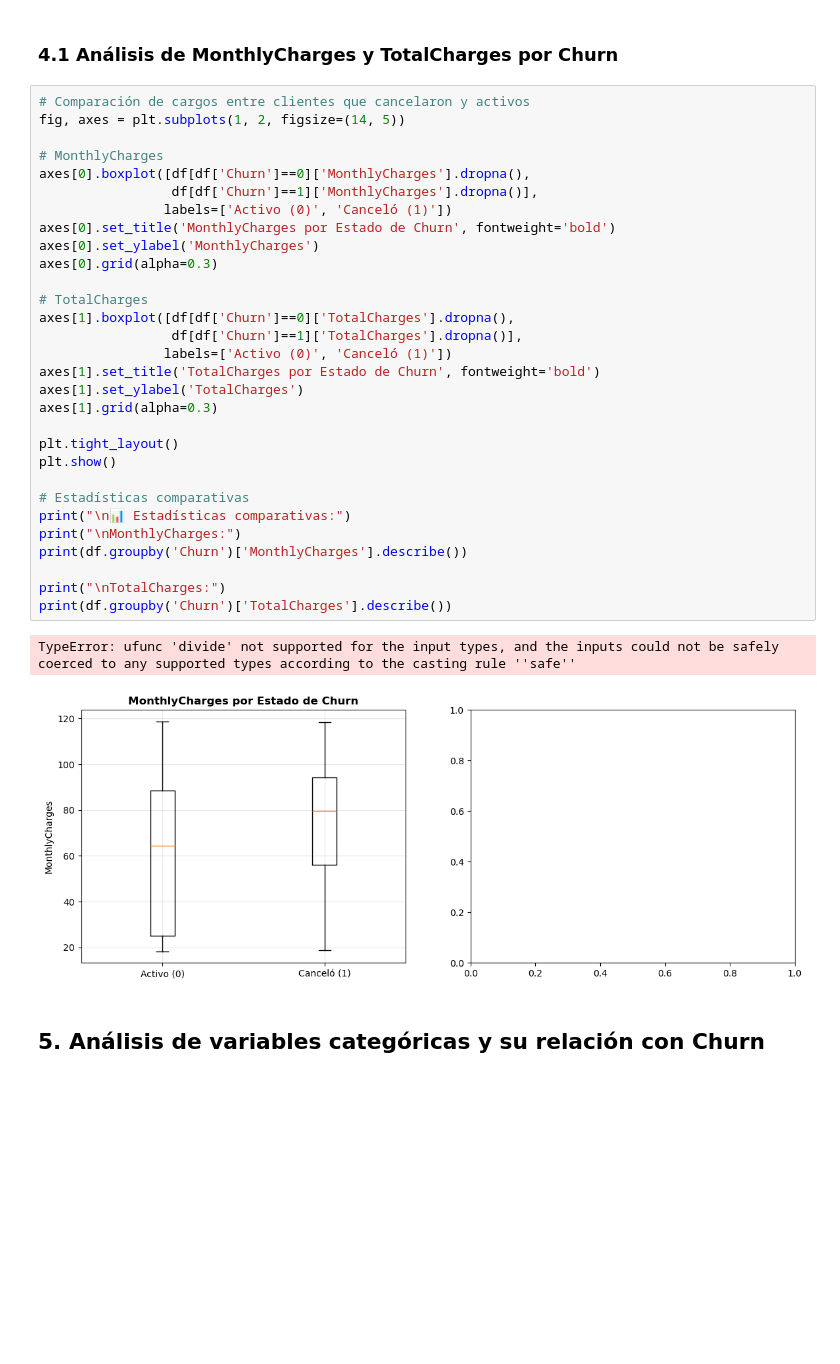
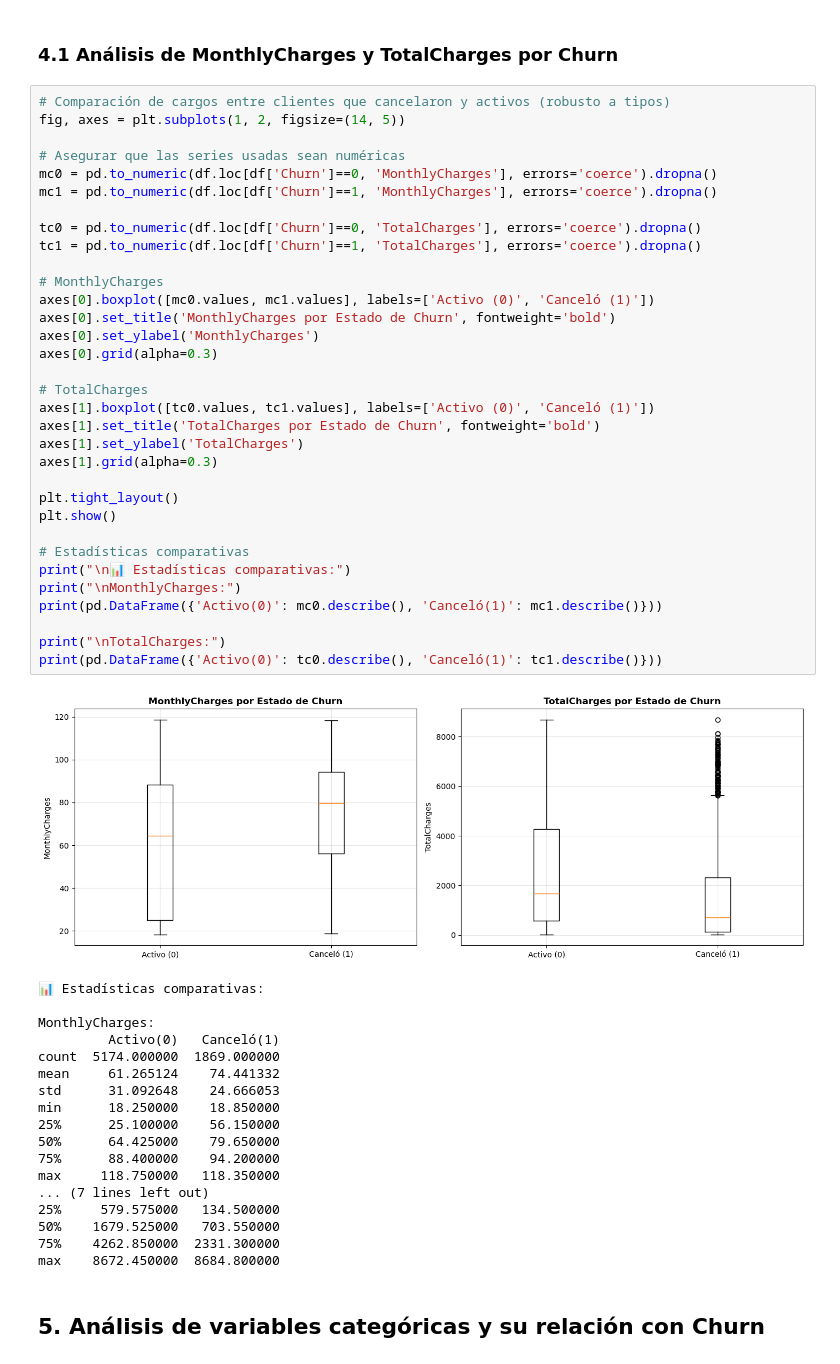
Before and after one commit to artemisaix/sprint18_final, a Jupyter notebook: eda.ipynb, the cells around one changed output. Cells and saved outputs as stored; diff of their text form; blank space fills up the shorter version.

```diff
--- a/eda.ipynb
+++ b/eda.ipynb
@@ -372,38 +620,57 @@ Name: Churn, dtype: float64
 # %% [markdown]
 ### 4.1 Análisis de MonthlyCharges y TotalCharges por Churn
 # %%
-# Comparación de cargos entre clientes que cancelaron y activos
+# Comparación de cargos entre clientes que cancelaron y activos (robusto a tipos)
 fig, axes = plt.subplots(1, 2, figsize=(14, 5))
 
+# Asegurar que las series usadas sean numéricas
+mc0 = pd.to_numeric(df.loc[df['Churn']==0, 'MonthlyCharges'], errors='coerce').dropna()
+mc1 = pd.to_numeric(df.loc[df['Churn']==1, 'MonthlyCharges'], errors='coerce').dropna()
+
+tc0 = pd.to_numeric(df.loc[df['Churn']==0, 'TotalCharges'], errors='coerce').dropna()
+tc1 = pd.to_numeric(df.loc[df['Churn']==1, 'TotalCharges'], errors='coerce').dropna()
+
 # MonthlyCharges
-axes[0].boxplot([df[df['Churn']==0]['MonthlyCharges'].dropna(),
-                 df[df['Churn']==1]['MonthlyCharges'].dropna()],
-                labels=['Activo (0)', 'Canceló (1)'])
+axes[0].boxplot([mc0.values, mc1.values], labels=['Activo (0)', 'Canceló (1)'])
 axes[0].set_title('MonthlyCharges por Estado de Churn', fontweight='bold')
 axes[0].set_ylabel('MonthlyCharges')
 axes[0].grid(alpha=0.3)
 
 # TotalCharges
-axes[1].boxplot([df[df['Churn']==0]['TotalCharges'].dropna(),
-                 df[df['Churn']==1]['TotalCharges'].dropna()],
-                labels=['Activo (0)', 'Canceló (1)'])
+axes[1].boxplot([tc0.values, tc1.values], labels=['Activo (0)', 'Canceló (1)'])
 axes[1].set_title('TotalCharges por Estado de Churn', fontweight='bold')
 axes[1].set_ylabel('TotalCharges')
 axes[1].grid(alpha=0.3)
 
 plt.tight_layout()
 plt.show()
 
 # Estadísticas comparativas
 print("\n📊 Estadísticas comparativas:")
 print("\nMonthlyCharges:")
-print(df.groupby('Churn')['MonthlyCharges'].describe())
+print(pd.DataFrame({'Activo(0)': mc0.describe(), 'Canceló(1)': mc1.describe()}))
 
 print("\nTotalCharges:")
-print(df.groupby('Churn')['TotalCharges'].describe())
+print(pd.DataFrame({'Activo(0)': tc0.describe(), 'Canceló(1)': tc1.describe()}))
 # %% [output]
+[figure, new version]
-TypeError: ufunc 'divide' not supported for the input types, and the inputs could not be safely coerced to any supported types according to the casting rule ''safe''
+📊 Estadísticas comparativas:
+
+MonthlyCharges:
+         Activo(0)   Canceló(1)
+count  5174.000000  1869.000000
+mean     61.265124    74.441332
+std      31.092648    24.666053
+min      18.250000    18.850000
+25%      25.100000    56.150000
+50%      64.425000    79.650000
+75%      88.400000    94.200000
+max     118.750000   118.350000
+... (7 lines left out)
+25%     579.575000   134.500000
+50%    1679.525000   703.550000
+75%    4262.850000  2331.300000
+max    8672.450000  8684.800000
-[figure, old version]
 # %% [markdown]
 ## 5. Análisis de variables categóricas y su relación con Churn
 # %%
```
Also changed, not shown: parts of 14 cells of this notebook.
